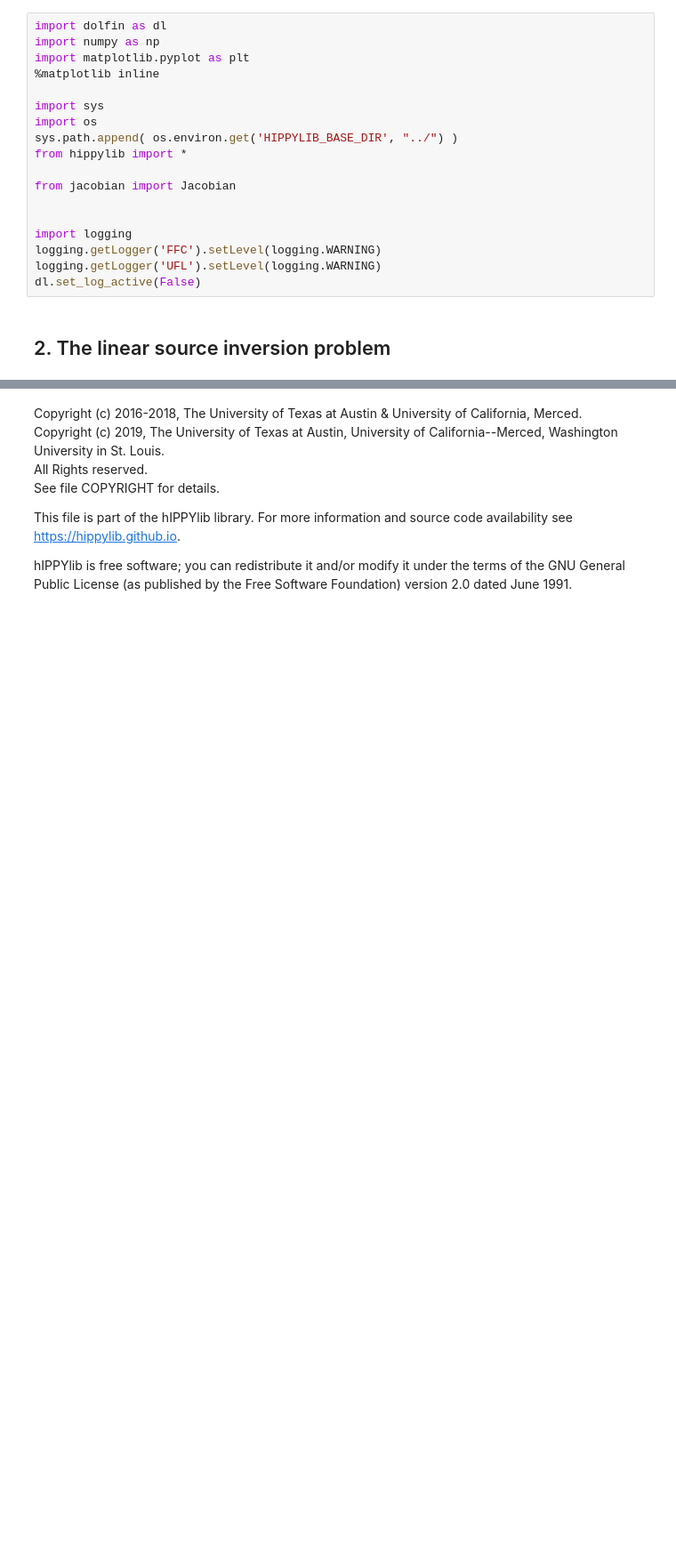
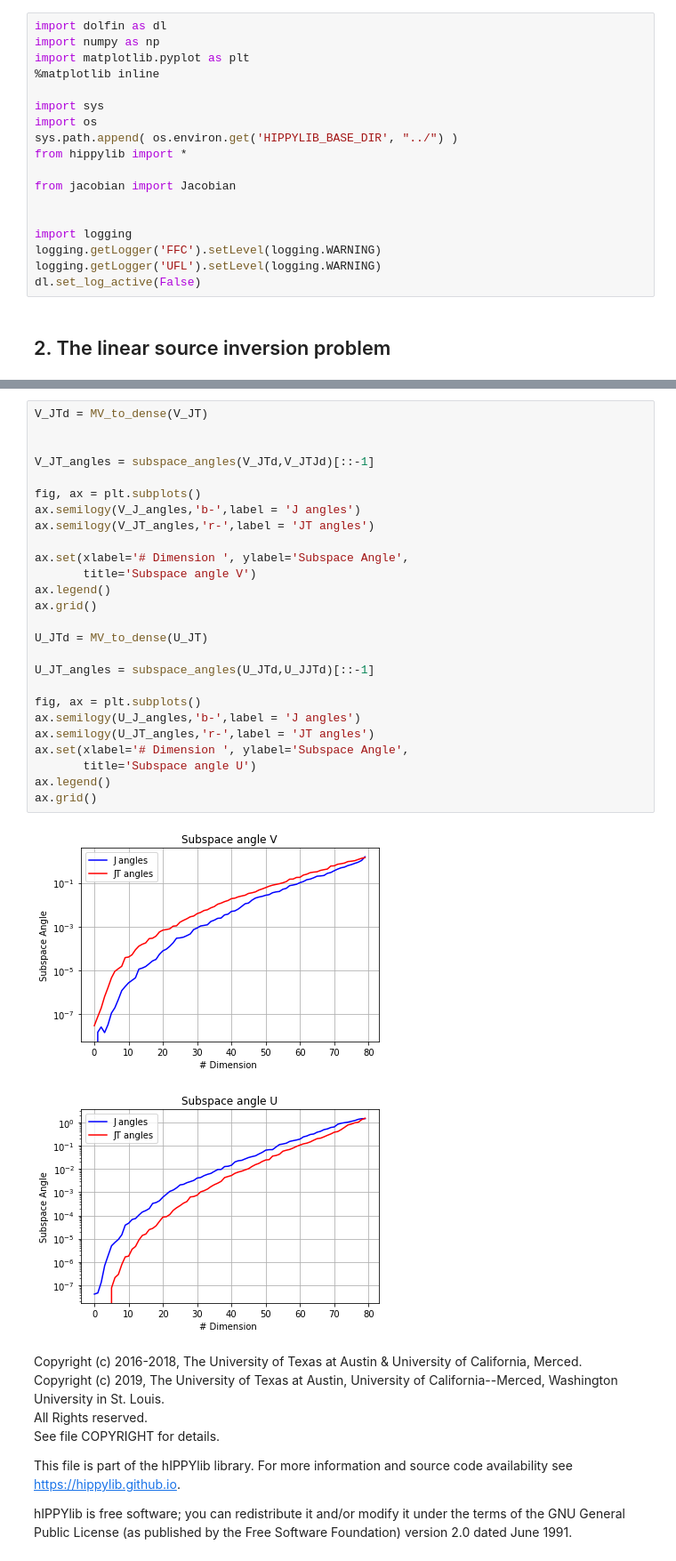
Before and after one commit to hippylib/hippylib, a Jupyter notebook: svd_test/JacobianTest.ipynb, the cells around one changed output, grey strips where cells are left out. Shown at 89% size. Cells and saved outputs as stored; diff of their text form; blank space fills up the shorter version.

```diff
--- a/svd_test/JacobianTest.ipynb
+++ b/svd_test/JacobianTest.ipynb
@@ -259,3 +352,32 @@ Error in svd and evp =  0.6571798146589442
+# %%
+V_JTd = MV_to_dense(V_JT)
+
+
+V_JT_angles = subspace_angles(V_JTd,V_JTJd)[::-1]
+
+fig, ax = plt.subplots()
+ax.semilogy(V_J_angles,'b-',label = 'J angles')
+ax.semilogy(V_JT_angles,'r-',label = 'JT angles')
+
+ax.set(xlabel='# Dimension ', ylabel='Subspace Angle',
+       title='Subspace angle V')
+ax.legend()
+ax.grid()
+
+U_JTd = MV_to_dense(U_JT)
+
+U_JT_angles = subspace_angles(U_JTd,U_JJTd)[::-1]
+
+fig, ax = plt.subplots()
+ax.semilogy(U_J_angles,'b-',label = 'J angles')
+ax.semilogy(U_JT_angles,'r-',label = 'JT angles')
+ax.set(xlabel='# Dimension ', ylabel='Subspace Angle',
+       title='Subspace angle U')
+ax.legend()
+ax.grid()
+# %% [output]
+[figure, added]
+[figure, added]
 # %% [markdown]
 Copyright (c) 2016-2018, The University of Texas at Austin & University of California, Merced.<br>
 Copyright (c) 2019, The University of Texas at Austin, University of California--Merced, Washington University in St. Louis.<br>
```
Also changed, not shown: parts of 7 cells of this notebook.
